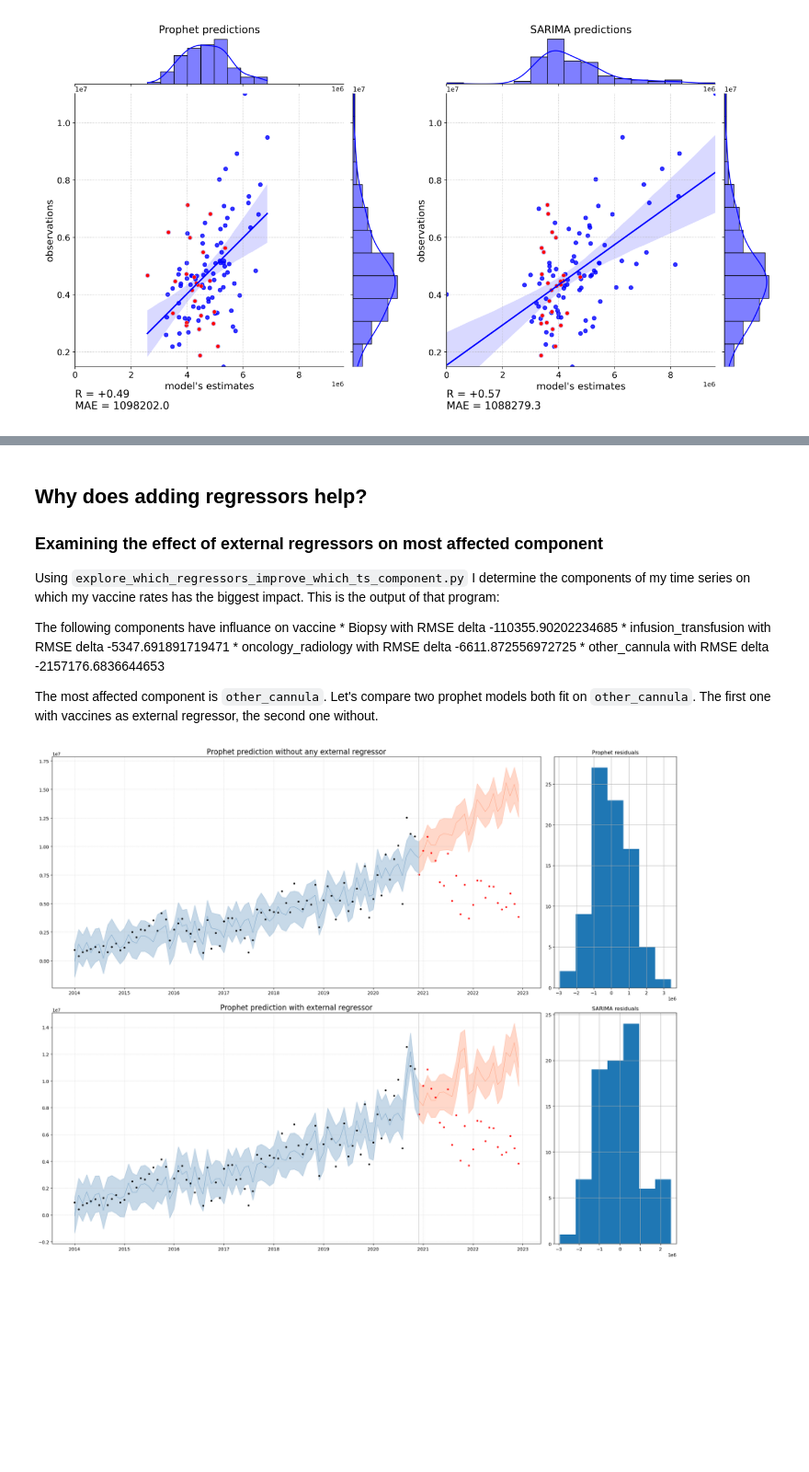
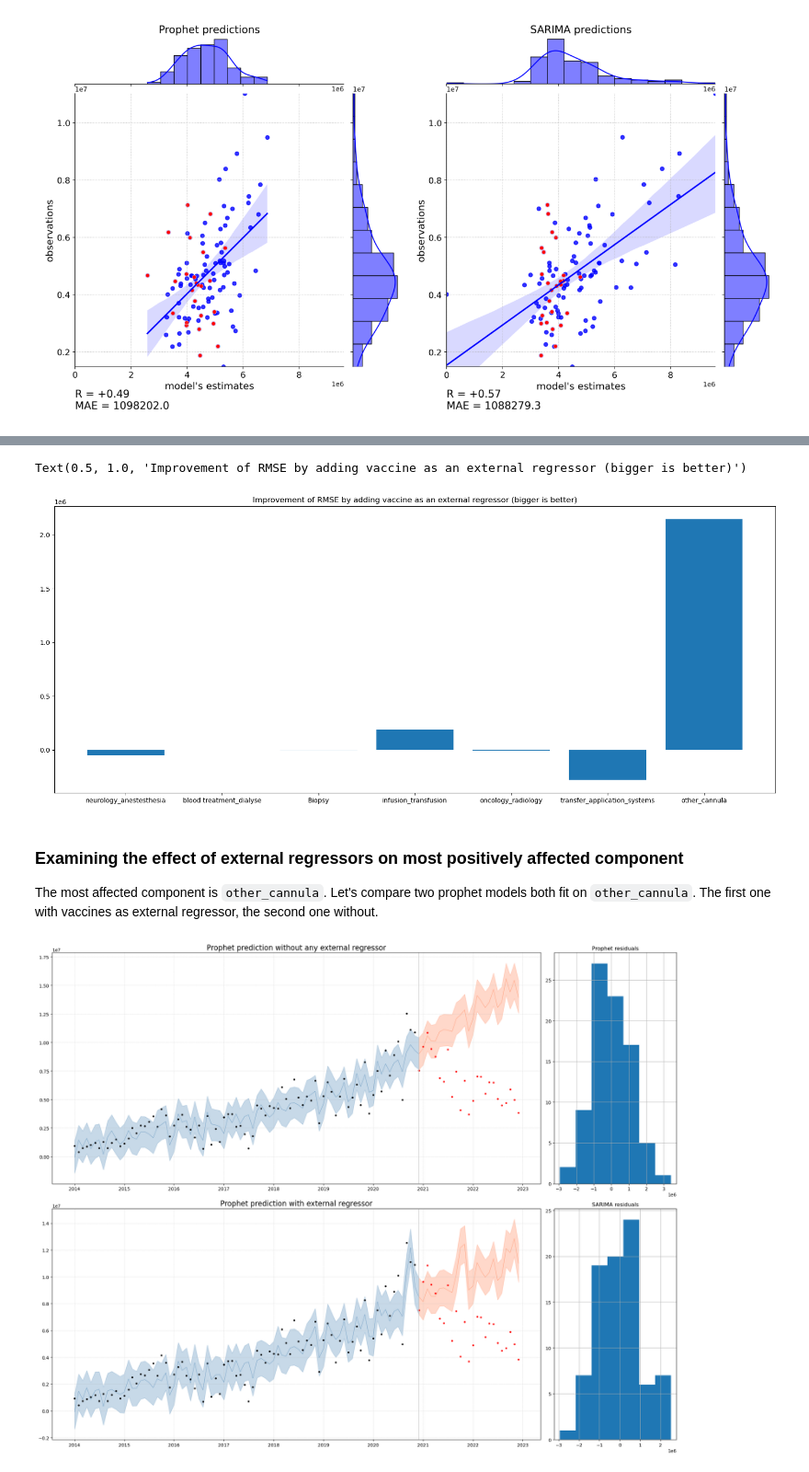
Before and after one commit to janelacode/revenueprediction_thesis, a Jupyter notebook: compare_sarima_prophet.ipynb, the cells around one changed output, grey strips where cells are left out. Shown at 92% size. Drawn from its saved outputs; the diff is of its cells as text; code cells hidden in the pictures; blank space fills up the shorter version.

Commit message:
Add more Prophet to Prophet comparison on external regressors with and compare external regressor influence on components

```diff
--- a/compare_sarima_prophet.ipynb
+++ b/compare_sarima_prophet.ipynb
@@ -247,16 +252,24 @@ plot_comparative(viz_df)
+# %%
+import matplotlib.pyplot as plt
+from explore_which_regressors_improve_which_ts_component import get_rmse_per_category
+
+df_sales_all = pd.read_excel("data_for_clustering.xlsx", parse_dates=True,usecols = "A,F,G,I,J,K,L,M").set_index('Date')
+df_sales_all.index = pd.to_datetime(df_sales.index)
+
+col_categories = get_rmse_per_category(cutoff_train_test, df_sales_all, df_vaccines)
+# %%
+fig, ax = plt.subplots(1,1, figsize=(20, 8))
+
+ax.bar(range(len(col_categories)), list(col_categories.values()), align='center')
+plt.xticks(range(len(col_categories)), list(col_categories.keys()));
+ax.set_title("Improvement of RMSE by adding vaccine as an external regressor (bigger is better)")
+# %% [output]
+Text(0.5, 1.0, 'Improvement of RMSE by adding vaccine as an external regressor (bigger is better)')
+[figure, added]
 # %% [markdown]
-## Why does adding regressors help?
 
-### Examining the effect of external regressors on most affected component
+### Examining the effect of external regressors on most positively affected component
 
-Using `explore_which_regressors_improve_which_ts_component.py` I determine the components of my time series on which my vaccine rates has the biggest impact.
-This is the output of that program:
-
-The following components have influance on vaccine
-    * Biopsy with RMSE delta -110355.90202234685
-    * infusion_transfusion with RMSE delta -5347.691891719471
-    * oncology_radiology with RMSE delta -6611.872556972725
-    * other_cannula with RMSE delta -2157176.6836644653
 
 The most affected component is `other_cannula`. Let's compare two prophet models both fit on `other_cannula`. The first one with vaccines as external regressor, the second one without.
 # %%
```
Also changed, not shown: parts of 4 cells of this notebook, 3 other files.
